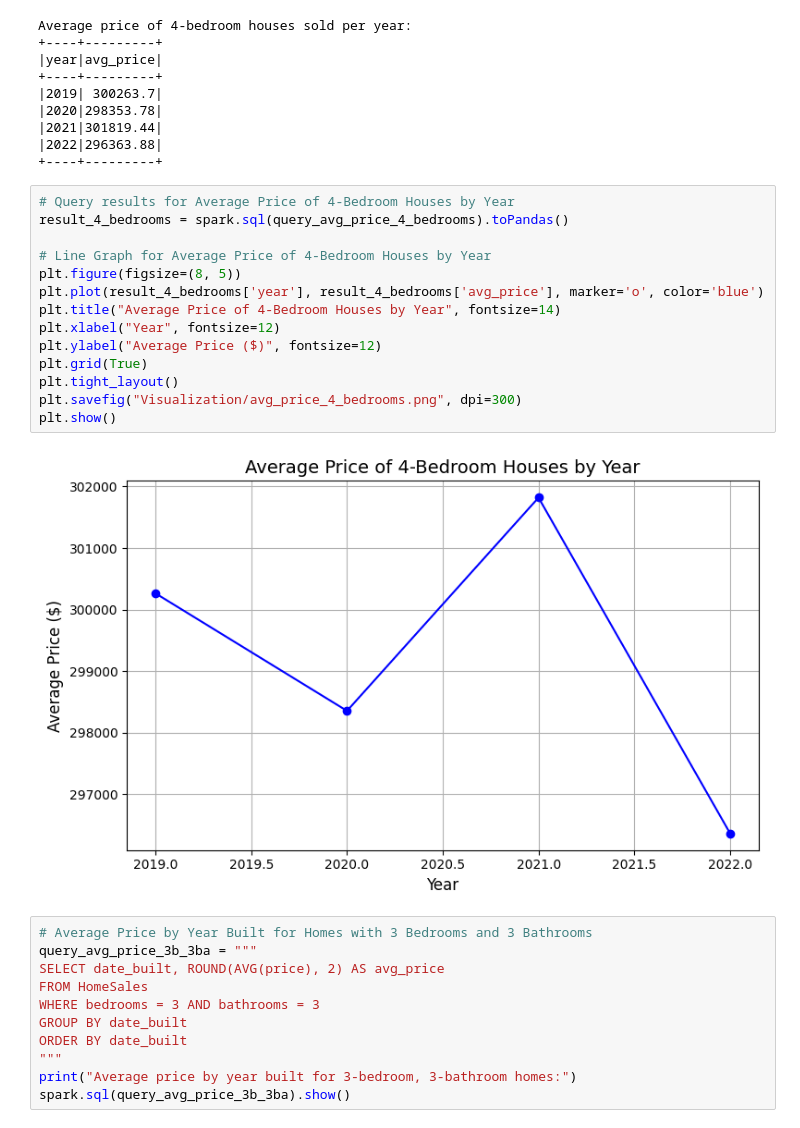
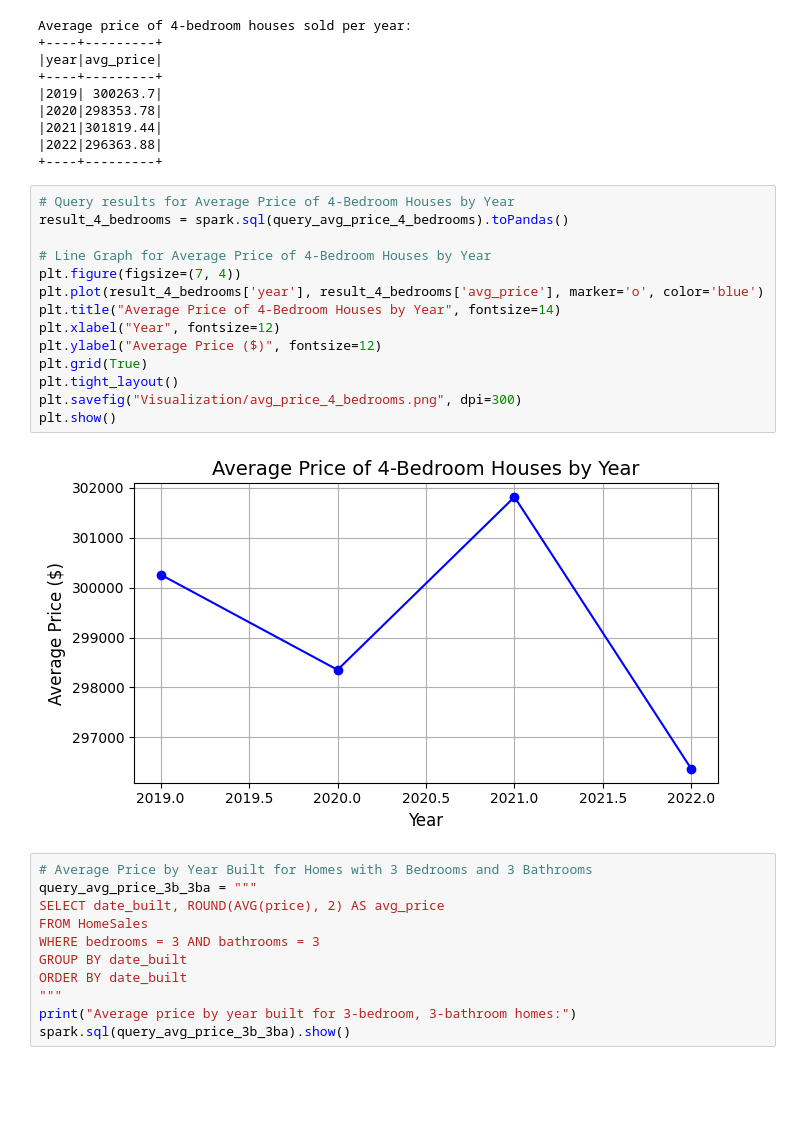
Before and after one commit to LegallyNotBlonde/MegaData_SparkProject_Home_Sales, a Jupyter notebook: Home_Sales_ipynb_colab.ipynb, the cells around one changed output. Cells and saved outputs as stored; diff of their text form; blank space fills up the shorter version.

```diff
--- a/Home_Sales_ipynb_colab.ipynb
+++ b/Home_Sales_ipynb_colab.ipynb
@@ -108,19 +108,19 @@ Average price of 4-bedroom houses sold per year:
 # %%
 # Query results for Average Price of 4-Bedroom Houses by Year
 result_4_bedrooms = spark.sql(query_avg_price_4_bedrooms).toPandas()
 
 # Line Graph for Average Price of 4-Bedroom Houses by Year
-plt.figure(figsize=(8, 5))
+plt.figure(figsize=(7, 4))
 plt.plot(result_4_bedrooms['year'], result_4_bedrooms['avg_price'], marker='o', color='blue')
 plt.title("Average Price of 4-Bedroom Houses by Year", fontsize=14)
 plt.xlabel("Year", fontsize=12)
 plt.ylabel("Average Price ($)", fontsize=12)
 plt.grid(True)
 plt.tight_layout()
 plt.savefig("Visualization/avg_price_4_bedrooms.png", dpi=300)
 plt.show()
 # %% [output]
-[figure, old version]
+[figure, new version]
 # %%
 # Average Price by Year Built for Homes with 3 Bedrooms and 3 Bathrooms
 query_avg_price_3b_3ba = """
```
Also changed, not shown: parts of 6 cells of this notebook, 4 other files.
